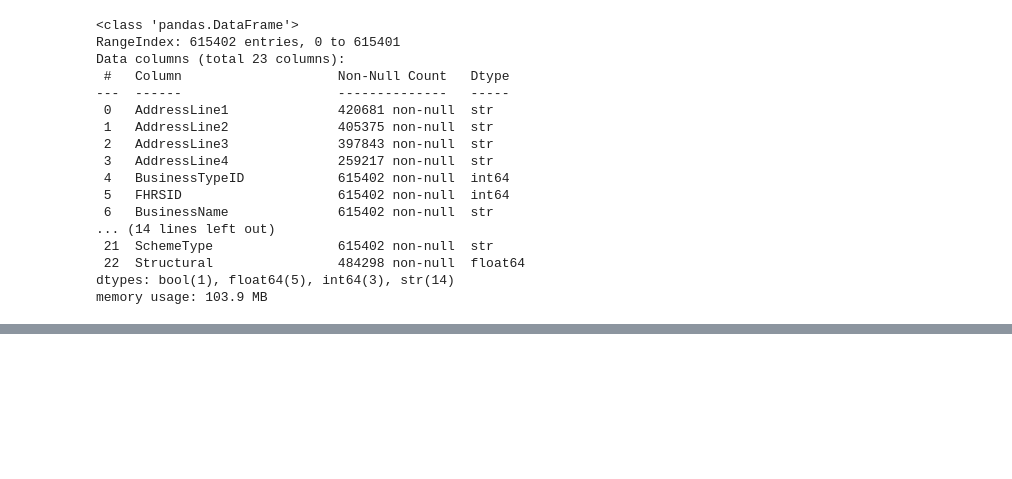
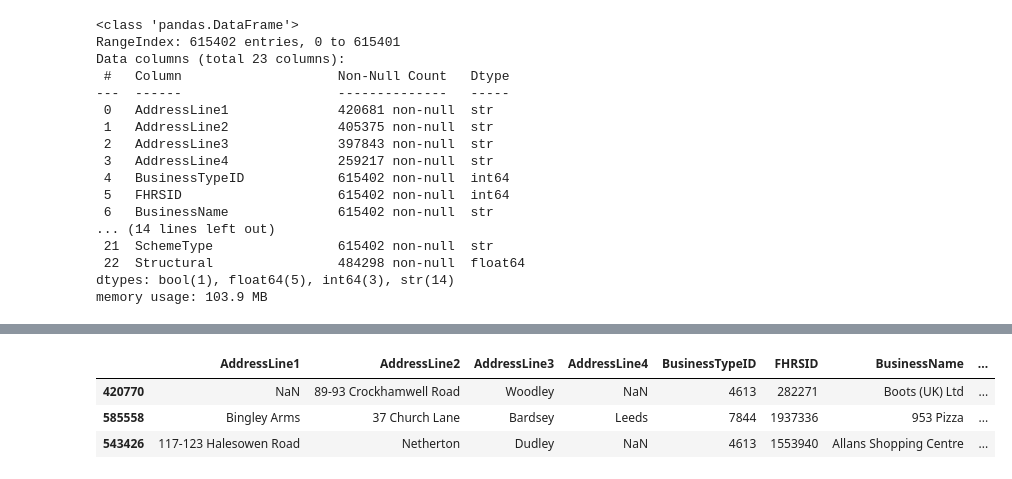
Before and after one commit to Joryh-IO/Hungry_UK, a Jupyter notebook: notebooks/data_understanding.ipynb, the cells around one changed output, grey strips where cells are left out. Cells and saved outputs as stored; diff of their text form; code cells hidden in the pictures; blank space fills up the shorter version.

```diff
--- a/notebooks/data_understanding.ipynb
+++ b/notebooks/data_understanding.ipynb
@@ -337,0 +430,2 @@ Timeliness | Is the information current enough? | yes till 19/11/2026 |
+# %%
+dummy_dt = pd.to_datetime(df['RatingDate'] ,errors="coerce")
@@ -337,0 +450,7 @@ Timeliness | Is the information current enough? | yes till 19/11/2026 |
+# %%
+df[dummy_dt.isna()].sample(3)
+# %% [output]
+|  | AddressLine1 | AddressLine2 | AddressLine3 | AddressLine4 | BusinessTypeID | FHRSID | BusinessName | ... |
+| 420770 | NaN | 89-93 Crockhamwell Road | Woodley | NaN | 4613 | 282271 | Boots (UK) Ltd | ... |
+| 585558 | Bingley Arms | 37 Church Lane | Bardsey | Leeds | 7844 | 1937336 | 953 Pizza | ... |
+| 543426 | 117-123 Halesowen Road | Netherton | Dudley | NaN | 4613 | 1553940 | Allans Shopping Centre | ... |
```
Also changed, not shown: parts of 37 cells of this notebook, 1 other file.
